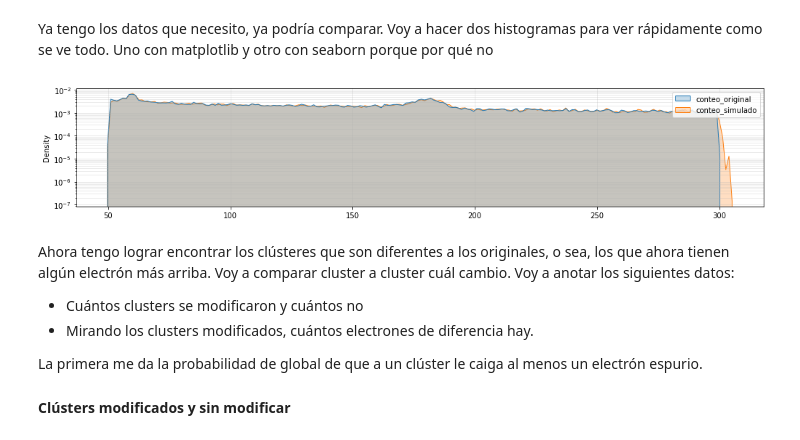
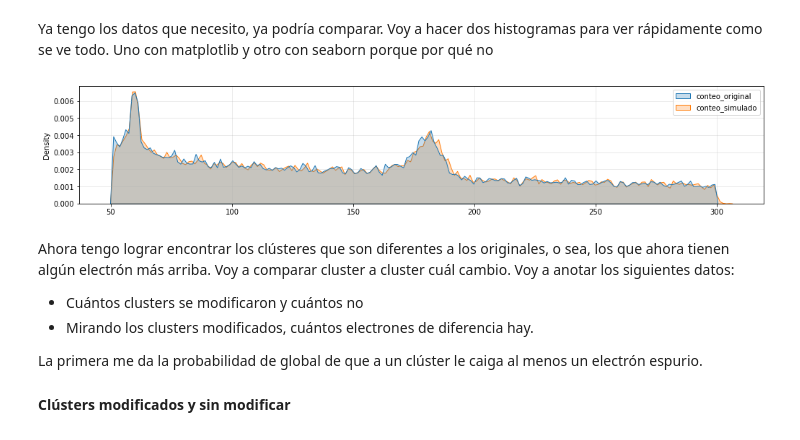
Before and after one commit to Igna11/Tesis-Skipper, a Jupyter notebook: Analisis_de_Imagenes.ipynb, the cells around one changed output. Drawn from its saved outputs; the diff is of its cells as text; code cells hidden in the pictures.

```diff
--- a/Analisis_de_Imagenes.ipynb
+++ b/Analisis_de_Imagenes.ipynb
@@ -618,19 +635,0 @@ También podría directamente hacer una nueva imagen promedio teniendo en cuenta
-# %%
-image_prom_corr = 0
-N = len(fits_imgs_list)
-contador = 0
-for i, elem in enumerate(fits_imgs_list):
-    try:
-        minor, major = single_fits2double_fits(elem, ohdu=0)
-        total_size = major.size
-        N_ev_2omas = major[major > 1].size
-        image_prom_corr += minor/(total_size - N_ev_2omas)
-    except ValueError as e:
-        print(e)
-        print(elem)
-        print(i)
-    contador += 1
-image_prom_corr /= contador
-
-prob_corr_global = np.sum(image_prom_corr)
-print("La probabilidad global resulta %.2f%%" % (prob_corr_global*100))
@@ -654,21 +638 @@ Pero antes, ahora que ya se que las regiones oscuras son pre-scan y over-scan, l
     Esto es, quedarse solamente con las columnas de la 8 a la 451
-# %%
-# tomo de nuevo todas las imágenes, armo dos listas para guardar imágenes con eventos de 1 electrón
-# y con eventos de 2 o más electrones.
-# me voy a quedar solamente con las columnas 8 a la 451
-prop_1e = []
-prop_2omas_e = []
-N_2omas_e = []
-for imagen in fits_imgs_list:
-    minor, major = single_fits2double_fits(imagen, ohdu=0)
-    # Redimensiono las imágenes para solo mirar la región activa
-    minor = minor[:, 8:451]
-    major = major[:, 8:451]
-    prop_1e.append(minor[minor == 1].size/minor.size)
-    prop_2omas_e.append(major[major > 1].size/major.size)
-    N_2omas_e.append(major[major > 1].size)
-
-prop_prom_1e = np.mean(prop_1e)
-prop_prom_2omas_e = np.mean(prop_2omas_e)
-print("La proporción promedio de eventos de 1 electrón es de %.2f%%" % (prop_prom_1e*100))
-print("La proporción promedio de eventos de 2 o más electrones es de %.2f%%" % (prop_prom_2omas_e*100))
@@ -1219,14 +1172,14 @@ Ya tengo los datos que necesito, ya podría comparar. Voy a hacer dos histograma
 # %%
 import seaborn as sns
 DF = df[["conteo_original", "conteo_simulado"]]
 DF = DF[(DF["conteo_original"]<300) & (DF["conteo_original"]>50)]
 fig, ax = plt.subplots(1, figsize=(17, 3))
 sns.kdeplot(ax=ax, data=DF, bw_adjust=.05, fill=True)
-plt.yscale("log")
+#plt.yscale("log")
 plt.grid(which="both", alpha=.3)
 del DF
 # %% [output]
-[figure, old version]
+[figure, new version]
 # %% [markdown]
 Ahora tengo lograr encontrar los clústeres que son diferentes a los originales, o sea, los que ahora tienen algún electrón más arriba. Voy a comparar cluster a cluster cuál cambio. Voy a anotar los siguientes datos:
 - Cuántos clusters se modificaron y cuántos no
```
Also changed, not shown: parts of 70 cells of this notebook.
